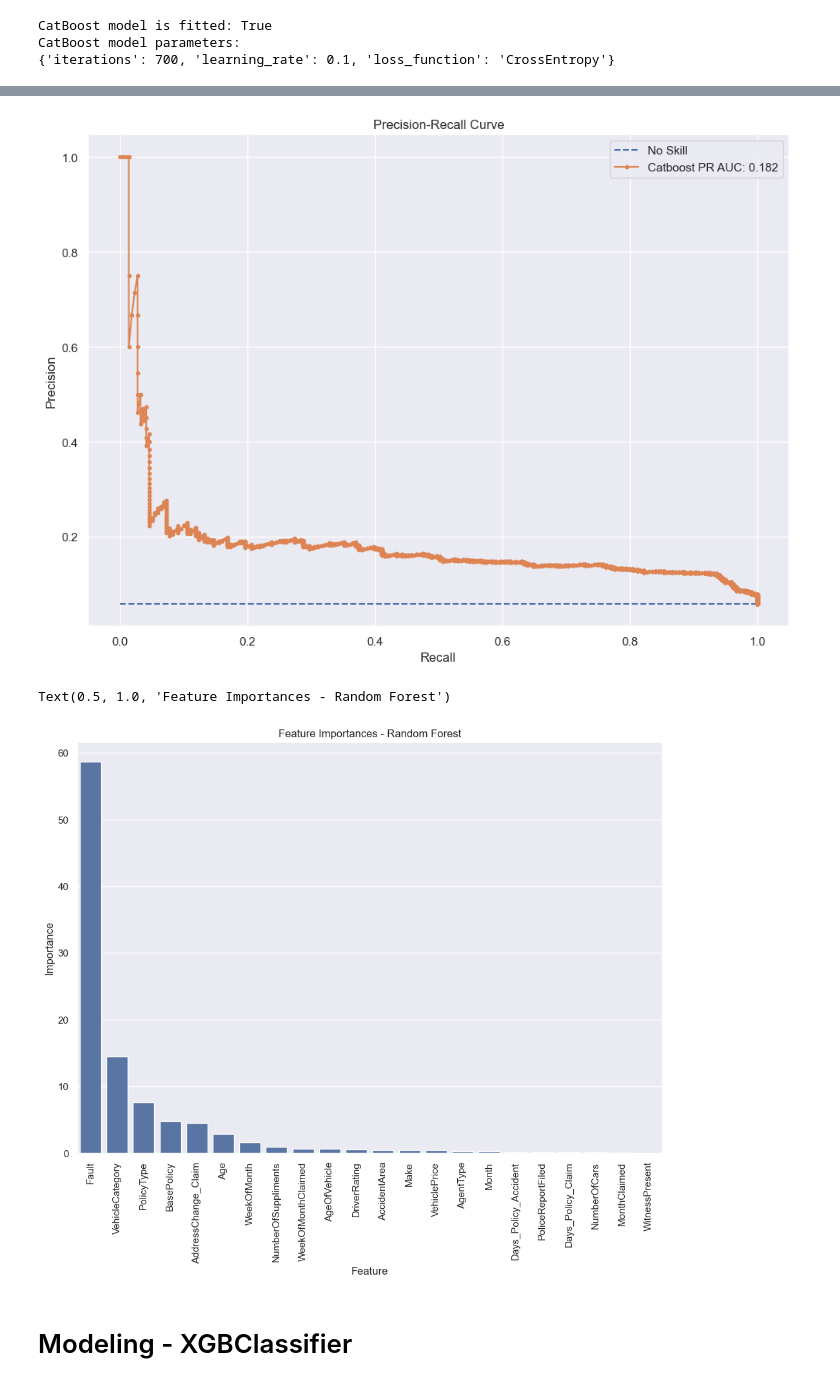
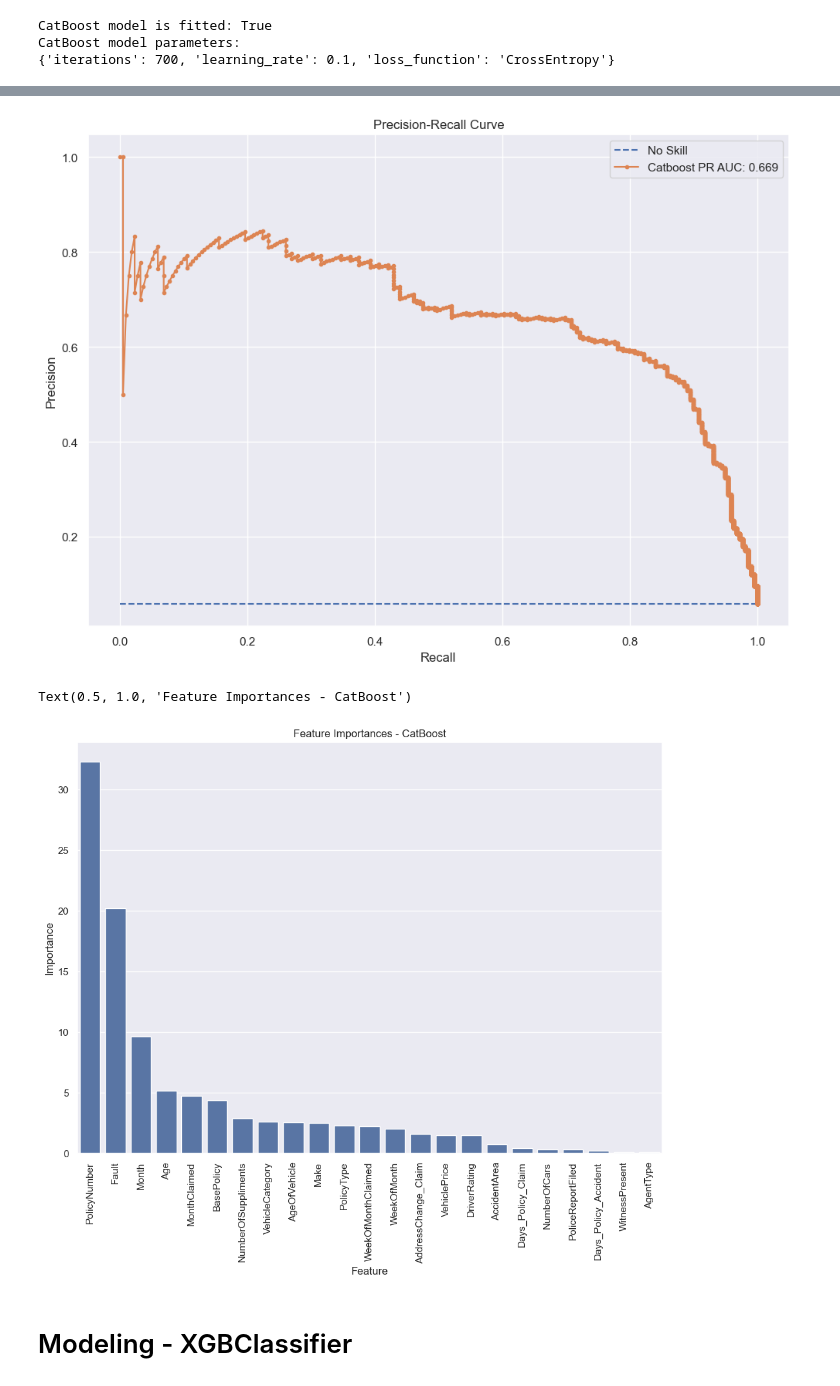
Before and after one commit to smirs/car-insurance-fraud-detection, a Jupyter notebook: fraud_detection.ipynb, the cells around one changed output, grey strips where cells are left out. Saved outputs shown, nothing was run; the diff lists cells and outputs as text; code cells hidden in the pictures.

```diff
--- a/fraud_detection.ipynb
+++ b/fraud_detection.ipynb
@@ -736,7 +750,8 @@ ordinal = [
 numerical = ["WeekOfMonth",
 "WeekOfMonthClaimed",
 "DriverRating",
-"Age"]
+"Age",
+"PolicyNumber"]
 
 my_data_cat = fraud_data_cleaned.loc[:,nominal+ordinal+numerical+["FraudFound_P"]]
 # %% [markdown]
@@ -811,7 +825,7 @@ plt.title('Precision-Recall Curve')
 # show the plot
 plt.show()
 # %% [output]
-[figure, old version]
+[figure, new version]
 # %%
 cat_features = my_data_cat.loc[:, my_data_cat.columns != "FraudFound_P"].columns
 
@@ -825,9 +839,9 @@ df_cb_sorted = df_cb.sort_values(by='Importance', ascending=False)
 # %%
 df_cb_plot = sns.barplot(df_cb_sorted, x="Feature", y="Importance")
 df_cb_plot.tick_params(axis='x', labelrotation=90)
-df_cb_plot.set_title("Feature Importances - Random Forest")
+df_cb_plot.set_title("Feature Importances - CatBoost")
 # %% [output]
-Text(0.5, 1.0, 'Feature Importances - Random Forest')
+Text(0.5, 1.0, 'Feature Importances - CatBoost')
-[figure, old version]
+[figure, new version]
 # %% [markdown]
 # Modeling - XGBClassifier
```
Also changed, not shown: parts of 27 cells of this notebook, 10 other files.
